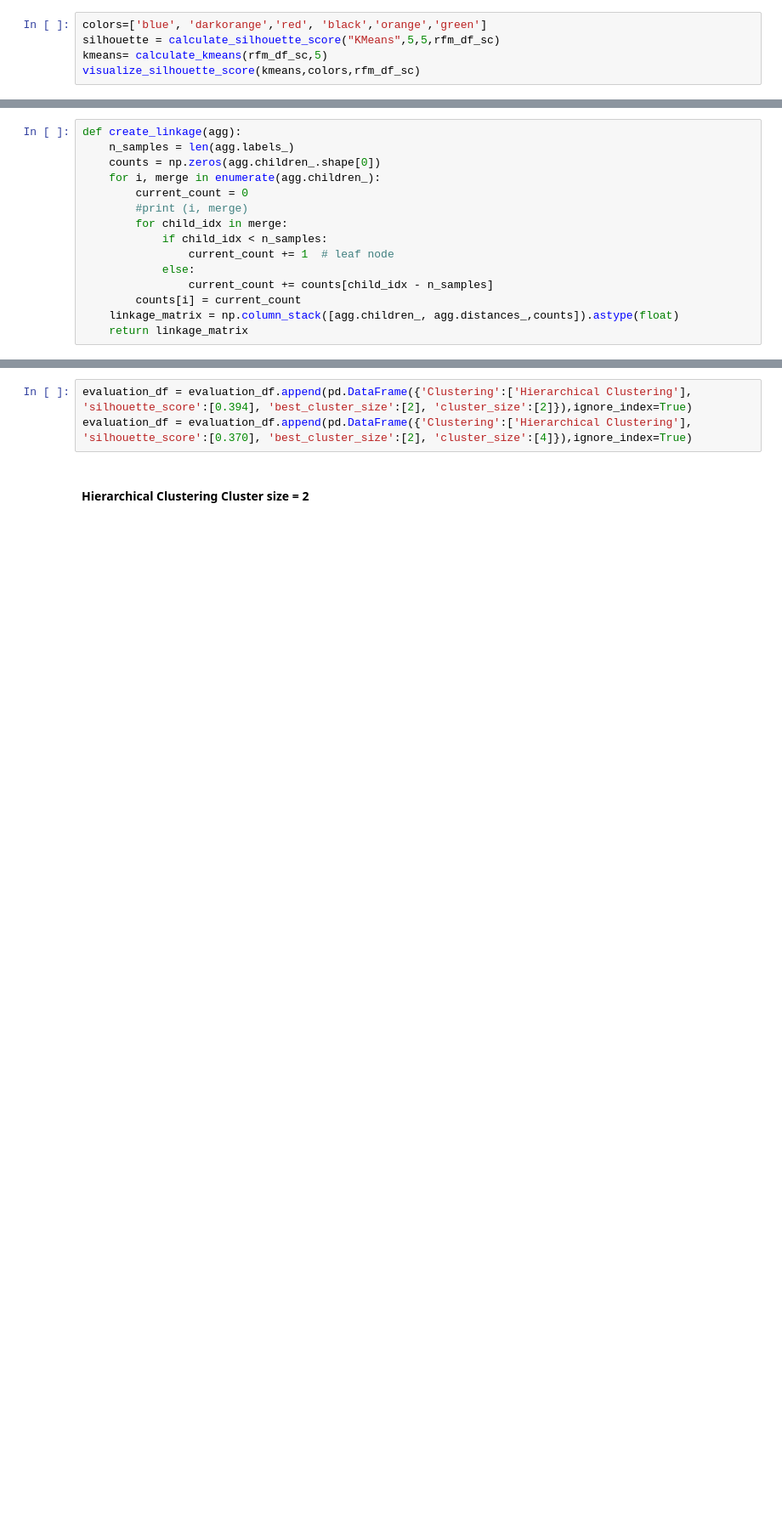
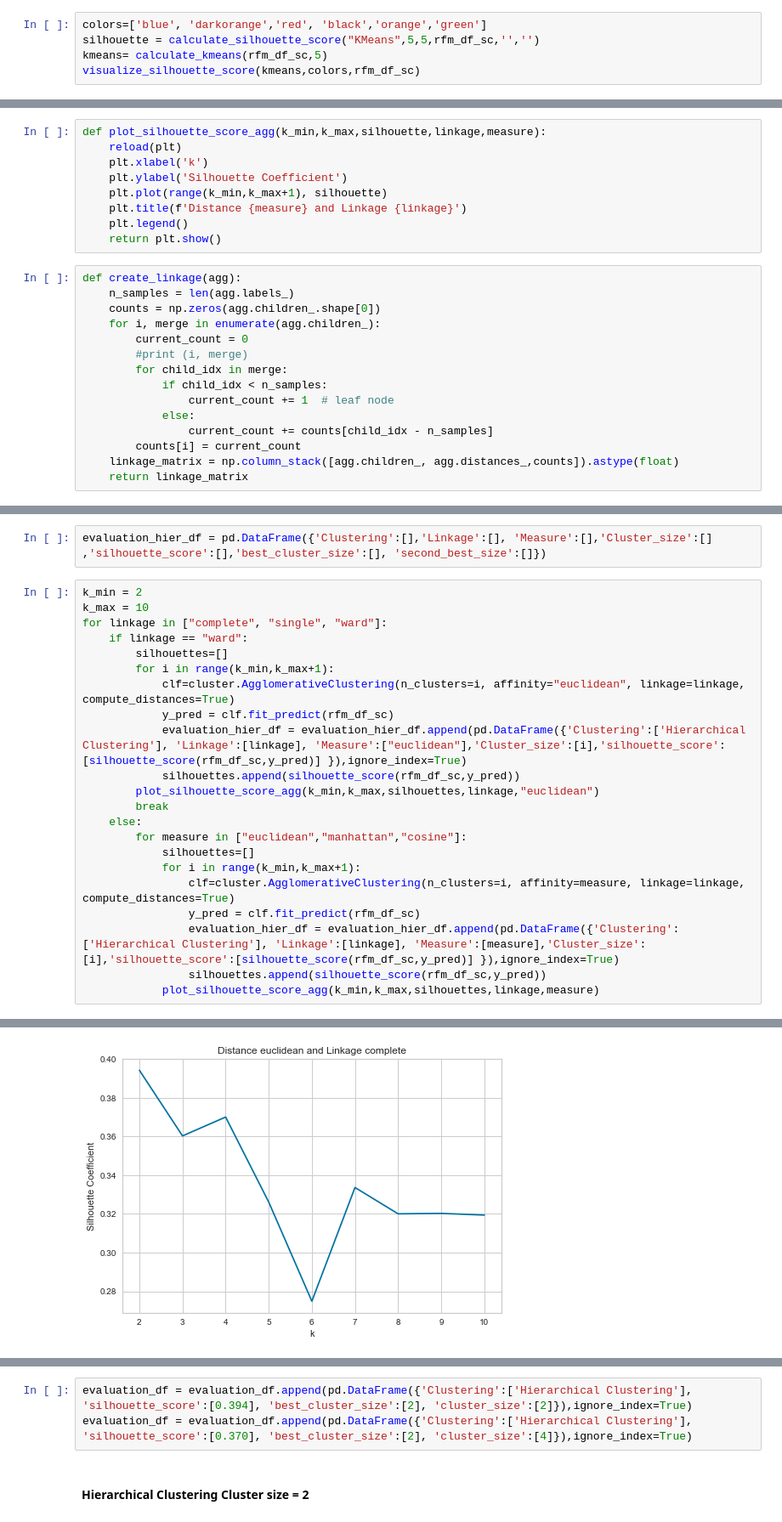
Before and after one commit to wuesten/Portfolio_2_MMS, a Jupyter notebook: market_segmentation.ipynb, the cells around one changed output, grey strips where cells are left out. Shown at 85% size. Cells and saved outputs as stored; diff of their text form; blank space fills up the shorter version.

```diff
--- a/market_segmentation.ipynb
+++ b/market_segmentation.ipynb
@@ -717,7 +734,7 @@ plot_clusters_with_centers("KMeans", rfm_df_sc,5)
 [figure]
 # %%
 colors=['blue', 'darkorange','red', 'black','orange','green']
-silhouette = calculate_silhouette_score("KMeans",5,5,rfm_df_sc)
+silhouette = calculate_silhouette_score("KMeans",5,5,rfm_df_sc,'','')
 kmeans= calculate_kmeans(rfm_df_sc,5)
 visualize_silhouette_score(kmeans,colors,rfm_df_sc)
 # %% [output]
@@ -761,5 +768,14 @@ def calculate_hierach_cluster(data, clustersize):
     y_pred = clf.fit_predict(data)
     return clf
+# %%
+def plot_silhouette_score_agg(k_min,k_max,silhouette,linkage,measure):
+    reload(plt)
+    plt.xlabel('k')
+    plt.ylabel('Silhouette Coefficient')
+    plt.plot(range(k_min,k_max+1), silhouette)
+    plt.title(f'Distance {measure} and Linkage {linkage}')
+    plt.legend()
+    return plt.show()
 # %%
 def create_linkage(agg):
     n_samples = len(agg.labels_)
@@ -795,0 +839,25 @@ No artists with labels found to put in legend.  Note that artists whose label st
+# %%
+evaluation_hier_df = pd.DataFrame({'Clustering':[],'Linkage':[], 'Measure':[],'Cluster_size':[] ,'silhouette_score':[],'best_cluster_size':[], 'second_best_size':[]})
+# %%
+k_min = 2
+k_max = 10
+for linkage in ["complete", "single", "ward"]:
+    if linkage == "ward":
+        silhouettes=[]
+        for i in range(k_min,k_max+1):
+            clf=cluster.AgglomerativeClustering(n_clusters=i, affinity="euclidean", linkage=linkage, compute_distances=True)
+            y_pred = clf.fit_predict(rfm_df_sc)
+            evaluation_hier_df = evaluation_hier_df.append(pd.DataFrame({'Clustering':['Hierarchical Clustering'], 'Linkage':[linkage], 'Measure':["euclidean"],'Cluster_size':[i],'silhouette_score':[silhouette_score(rfm_df_sc,y_pred)] }),ignore_index=True)
+            silhouettes.append(silhouette_score(rfm_df_sc,y_pred))
+        plot_silhouette_score_agg(k_min,k_max,silhouettes,linkage,"euclidean")
+        break
+    else:
+        for measure in ["euclidean","manhattan","cosine"]:
+            silhouettes=[]
+            for i in range(k_min,k_max+1):
+                clf=cluster.AgglomerativeClustering(n_clusters=i, affinity=measure, linkage=linkage, compute_distances=True)
+                y_pred = clf.fit_predict(rfm_df_sc)
+                evaluation_hier_df = evaluation_hier_df.append(pd.DataFrame({'Clustering':['Hierarchical Clustering'], 'Linkage':[linkage], 'Measure':[measure],'Cluster_size':[i],'silhouette_score':[silhouette_score(rfm_df_sc,y_pred)] }),ignore_index=True)
+                silhouettes.append(silhouette_score(rfm_df_sc,y_pred))
+            plot_silhouette_score_agg(k_min,k_max,silhouettes,linkage,measure)
+# %% [output]
@@ -795,0 +865 @@ No artists with labels found to put in legend.  Note that artists whose label st
+[figure, added]
```
Also changed, not shown: parts of 65 cells of this notebook.
